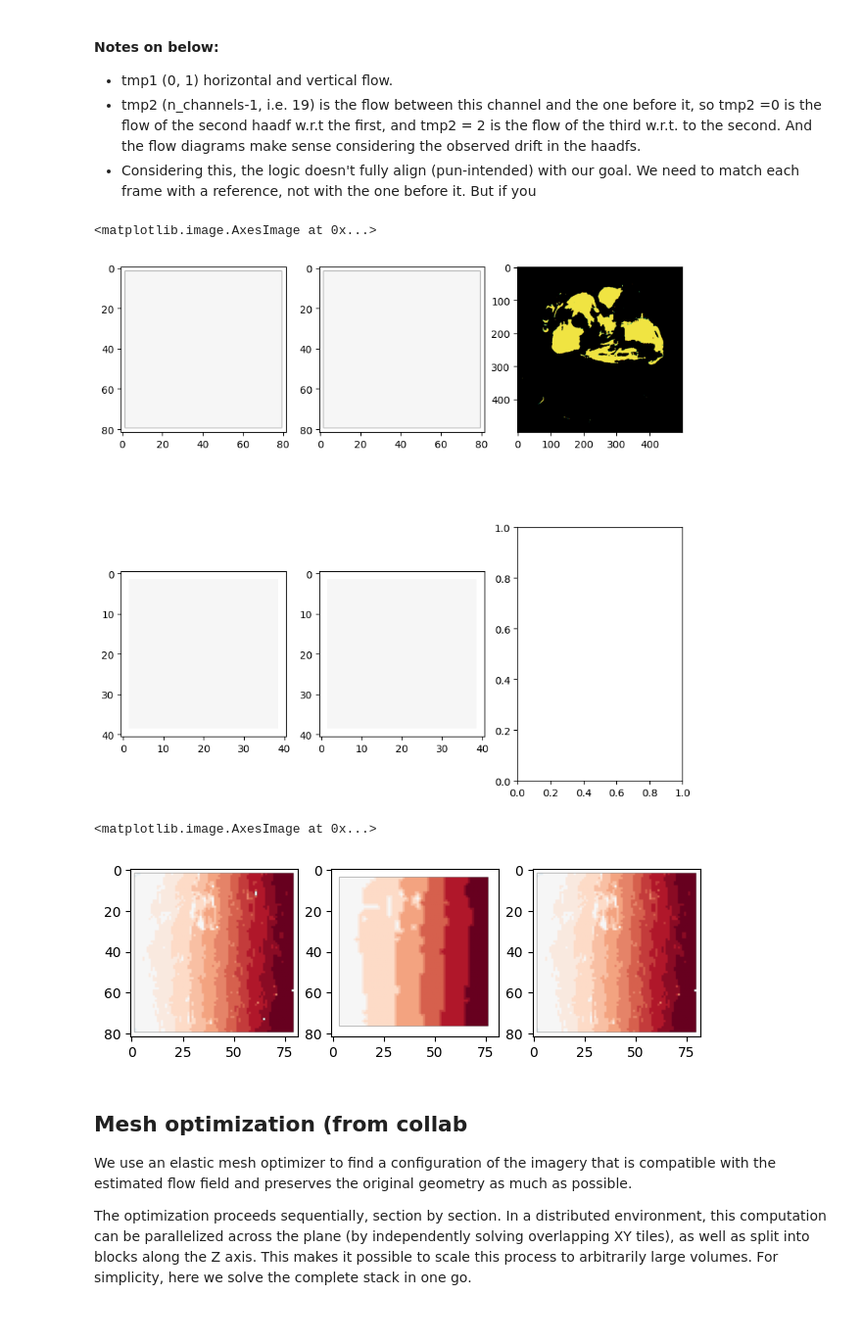
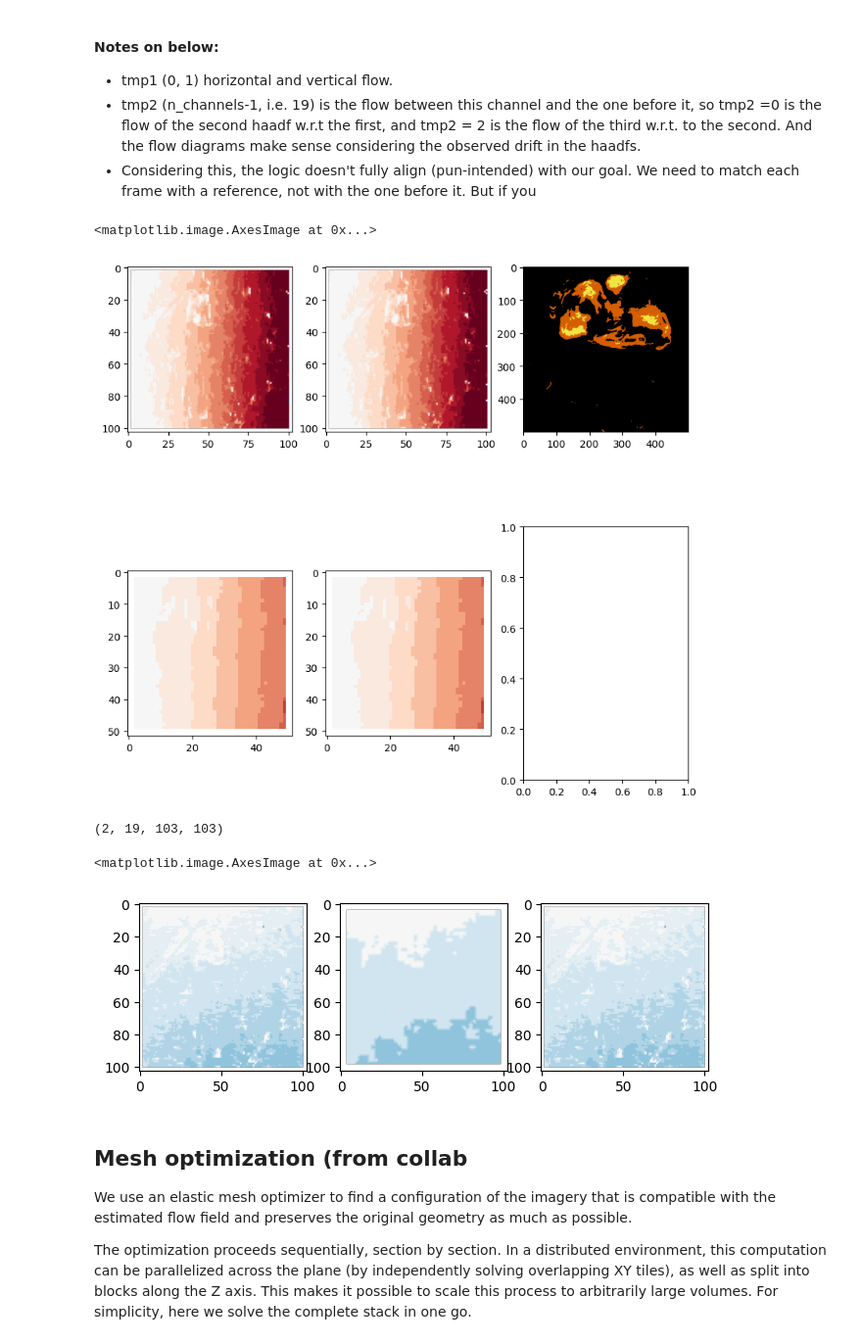
Before and after one commit to amjams/PreHyperspectralEDX, a Jupyter notebook: preprocessing_basic/05_alignment_SOFIMA.ipynb, the cells around one changed output. Shown at 98% size. Drawn from its saved outputs; the diff is of its cells as text; code cells hidden in the pictures.

```diff
--- a/preprocessing_basic/05_alignment_SOFIMA.ipynb
+++ b/preprocessing_basic/05_alignment_SOFIMA.ipynb
@@ -128,8 +129,8 @@ for i in range(data_2x.shape[2]):
 # convert both sets of images to 0-255, channel wise
 
 for i in range(data_2x.shape[2]):
-    data_1x[:,:,i,0] = Normalize_uint8(data_1x[:,:,i,0],normalize_by=data_1x[:,:,:,0])
-    data_2x[:,:,i,0] = Normalize_uint8(data_2x[:,:,i,0],normalize_by=data_2x[:,:,i,0])
+    data_1x[:,:,i,0] = Normalize_uint8(data_1x[:,:,i,0]) #,normalize_by=data_1x[:,:,:,0])
+    data_2x[:,:,i,0] = Normalize_uint8(data_2x[:,:,i,0]) #,normalize_by=data_2x[:,:,i,0])
 
 data_1x = data_1x.astype('uint8')
 data_2x = data_2x.astype('uint8')
@@ -258,8 +259,8 @@ First, we calculate the flow fields between the current section and the directly
 - Do we need any change of parameters? Probably patch_size and stride
 # %%
 # Both of the settings below are expressed in pixels.
-patch_size = 100  # XY spatial context used for flow field estimation
-stride = 25  # XY distance between centers of adjacent patches.
+patch_size = 80  # XY spatial context used for flow field estimation
+stride = 20  # XY distance between centers of adjacent patches.
 
 def _compute_flow(volume):
   mfc = flow_field.JAXMaskedXCorrWithStatsCalculator()
@@ -371,7 +358,7 @@ Plot the horizontal component of the flow vector, before (left) and after (right
 - tmp2 (n_channels-1, i.e. 19) is the flow between this channel and the one before it, so tmp2 =0 is the flow of the second haadf w.r.t the first, and tmp2 = 2 is the flow of the third w.r.t. to the second. And the flow diagrams make sense considering the observed drift in the haadfs.
 - Considering this, the logic doesn't fully align (pun-intended) with our goal. We need to match each frame with a reference, not with the one before it. But if you
 # %%
-tmp1, tmp2 = 0, 9
+tmp1, tmp2 = 0, 1
 f, ax = plt.subplots(2, 3, figsize=(10, 10))
 ax[0][0].imshow(flows1x[tmp1, tmp2, ...], cmap=plt.cm.RdBu, vmin=-10, vmax=10)
 ax[0][1].imshow(f1[tmp1, tmp2, ...], cmap=plt.cm.RdBu, vmin=-10, vmax=10)
@@ -395,7 +382,7 @@ img3[np.where(img3b==2)[0],np.where(img3b==2)[1],:] = colors_cb['yellow']['rgb']
 ax[0][2].imshow(img3)
 # %% [output]
 <matplotlib.image.AxesImage at 0x...>
-[figure, old version]
+[figure, new version]
 # %%
 from scipy import interpolate
 f2_hires = np.zeros_like(f1)
@@ -416,16 +403,19 @@ for z in tqdm(range(f2.shape[1])):
   f2_hires[:, z:z + 1, ...] = resampled / scale
 # %%
 final_flow = flow_utils.reconcile_flows((f1, f2_hires), max_gradient=0, max_deviation=20, min_patch_size=400)
+print(final_flow.shape)
+# %% [output]
+(2, 19, 103, 103)
 # %%
 # Plot (left to right): high res. flow, upsampled low res. flow, combined flow to use for alignment.
-tmp1, tmp2  = 0, 1
+tmp1, tmp2  = 1, 1
 f, ax = plt.subplots(1, 3, figsize=(7.5, 2.5))
 ax[0].imshow(f1[tmp1, tmp2, ...], cmap=plt.cm.RdBu,vmin=-10, vmax=10)
 ax[1].imshow(f2_hires[tmp1, tmp2, ...], cmap=plt.cm.RdBu,vmin=-10, vmax=10)
 ax[2].imshow(final_flow[tmp1, tmp2, ...], cmap=plt.cm.RdBu,vmin=-10, vmax=10)
 # %% [output]
 <matplotlib.image.AxesImage at 0x...>
-[figure, old version]
+[figure, new version]
 # %% [markdown]
 ## Mesh optimization (from collab
 
```
Also changed, not shown: parts of 13 cells of this notebook.
